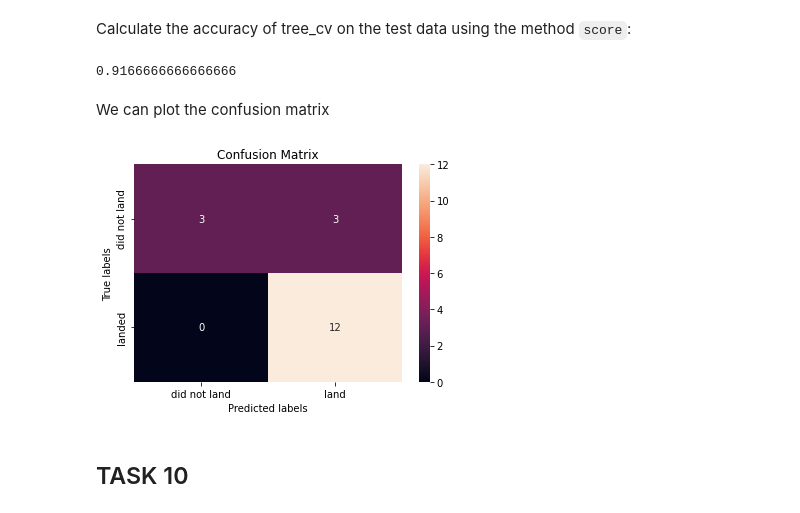
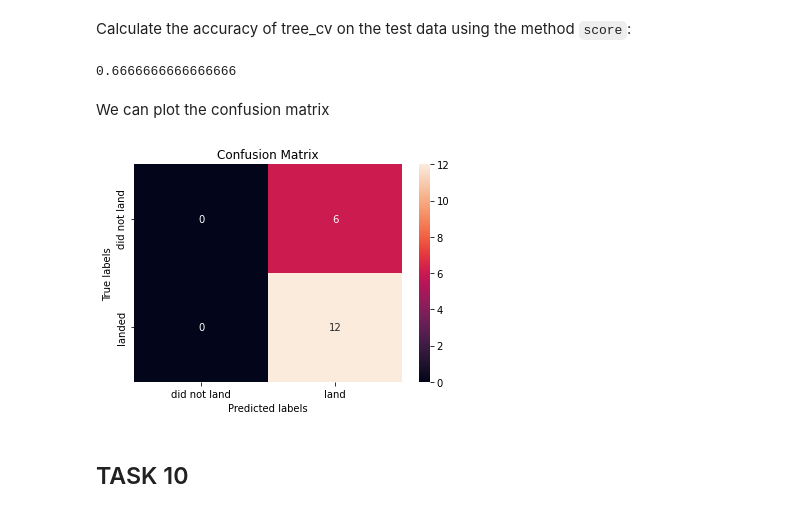
Before and after one commit to kyawlinhtet/AppliedDataScienceCapstone, a Jupyter notebook: MachineLearningPredictionLab.ipynb, the cells around one changed output. Drawn from its saved outputs; the diff is of its cells as text; code cells hidden in the pictures.

```diff
--- a/MachineLearningPredictionLab.ipynb
+++ b/MachineLearningPredictionLab.ipynb
@@ -80,11 +80,11 @@ def plot_confusion_matrix(y,y_predict):
 # %% [markdown]
 Load the data
 # %%
-data = pd.read_csv("https://cf-courses-data.s3.us.cloud-object-storage.appdomain.cloud/IBM-DS0321EN-SkillsNetwork/datasets/dataset_part_2.csv")
+#data = pd.read_csv("https://cf-courses-data.s3.us.cloud-object-storage.appdomain.cloud/IBM-DS0321EN-SkillsNetwork/datasets/dataset_part_2.csv")
 
 # If you were unable to complete the previous lab correctly you can uncomment and load this csv
 
-# data = pd.read_csv('https://cf-courses-data.s3.us.cloud-object-storage.appdomain.cloud/IBMDeveloperSkillsNetwork-DS0701EN-SkillsNetwork/api/dataset_part_2.csv')
+data = pd.read_csv('https://cf-courses-data.s3.us.cloud-object-storage.appdomain.cloud/IBMDeveloperSkillsNetwork-DS0701EN-SkillsNetwork/api/dataset_part_2.csv')
 
 data.head()
 # %% [output]
@@ -95,11 +95,11 @@ data.head()
 | 3 | 4 | 2013-09-29 | Falcon 9 | 500.000000 | PO | VAFB SLC 4E | False Ocean | 1 | False | ... |
 | 4 | 5 | 2013-12-03 | Falcon 9 | 3170.000000 | GTO | CCAFS SLC 40 | None None | 1 | False | ... |
 # %%
-X = pd.read_csv('https://cf-courses-data.s3.us.cloud-object-storage.appdomain.cloud/IBM-DS0321EN-SkillsNetwork/datasets/dataset_part_3.csv')
+#X = pd.read_csv('https://cf-courses-data.s3.us.cloud-object-storage.appdomain.cloud/IBM-DS0321EN-SkillsNetwork/datasets/dataset_part_3.csv')
 
 # If you were unable to complete the previous lab correctly you can uncomment and load this csv
 
-# X = pd.read_csv('https://cf-courses-data.s3.us.cloud-object-storage.appdomain.cloud/IBMDeveloperSkillsNetwork-DS0701EN-SkillsNetwork/api/dataset_part_3.csv')
+X = pd.read_csv('https://cf-courses-data.s3.us.cloud-object-storage.appdomain.cloud/IBMDeveloperSkillsNetwork-DS0701EN-SkillsNetwork/api/dataset_part_3.csv')
 
 X.head(100)
 # %% [output]
@@ -264,14 +264,14 @@ Calculate the accuracy of tree_cv on the test data using the method <code>score<
 # %%
 tree_cv.score(X_train, Y_train)
 # %% [output]
-0.9166666666666666
+0.6666666666666666
 # %% [markdown]
 We can plot the confusion matrix
 # %%
-yhat = svm_cv.predict(X_test)
+yhat = tree_cv.predict(X_test)
 plot_confusion_matrix(Y_test,yhat)
 # %% [output]
-[figure, old version]
+[figure, new version]
 # %% [markdown]
 ## TASK  10
 # %% [markdown]
```
Also changed, not shown: parts of 1 cell of this notebook.
